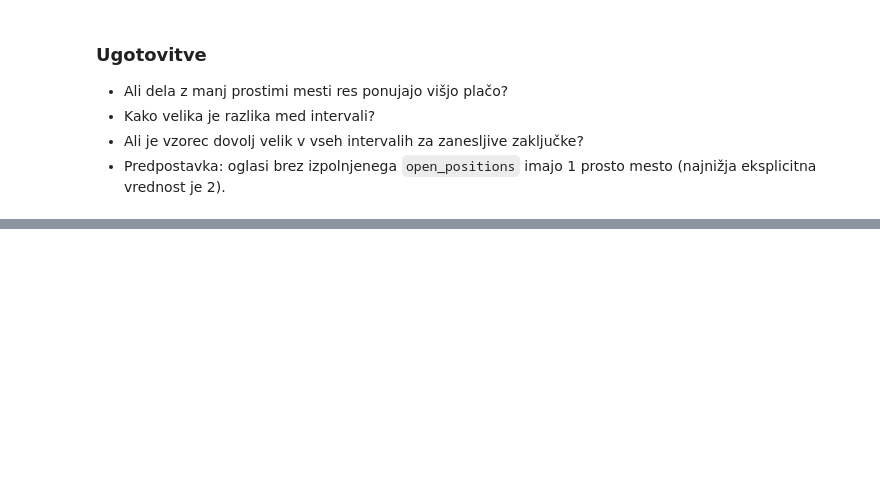
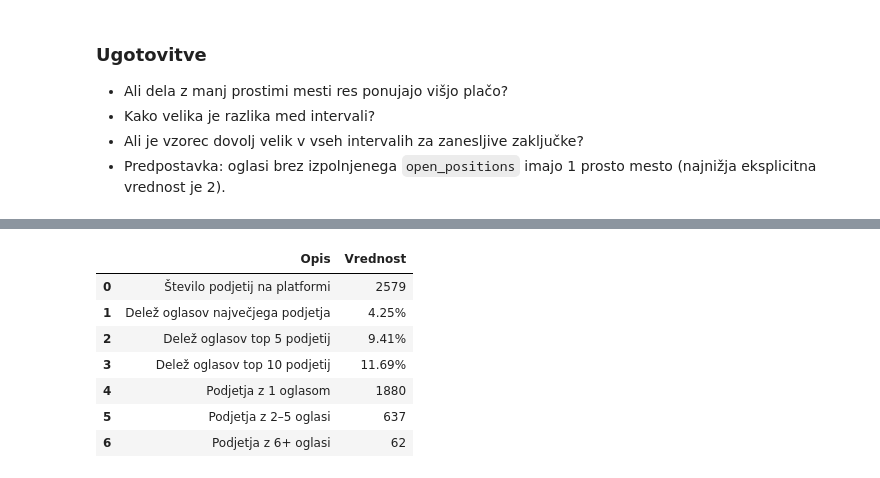
Before and after one commit to svenko99/PR2608, a Jupyter notebook: src/notebook/rezultati.ipynb, the cells around one changed output, grey strips where cells are left out. Cells and saved outputs as stored; diff of their text form; code cells hidden in the pictures; blank space fills up the shorter version.

```diff
--- a/src/notebook/rezultati.ipynb
+++ b/src/notebook/rezultati.ipynb
@@ -1039,0 +1146,47 @@ plt.show()
+# %%
+# Število oglasov po podjetjih
+company_counts = data["company"].value_counts()
+
+total_ads = len(data)
+
+# Koncentracija trga
+top_1_share = (company_counts.head(1).sum() / total_ads) * 100
+top_5_share = (company_counts.head(5).sum() / total_ads) * 100
+top_10_share = (company_counts.head(10).sum() / total_ads) * 100
+
+# Long tail analiza
+one_ad_companies = (company_counts == 1).sum()
+small_activity_companies = ((company_counts >= 2) & (company_counts <= 5)).sum()
+high_activity_companies = (company_counts >= 6).sum()
+
+summary = pd.DataFrame({
+    "Opis": [
+        "Število podjetij na platformi",
+        "Delež oglasov največjega podjetja",
+        "Delež oglasov top 5 podjetij",
+        "Delež oglasov top 10 podjetij",
+        "Podjetja z 1 oglasom",
+        "Podjetja z 2–5 oglasi",
+        "Podjetja z 6+ oglasi"
+    ],
+    "Vrednost": [
+        len(company_counts),
+        f"{round(top_1_share, 2)}%",
+        f"{round(top_5_share, 2)}%",
+        f"{round(top_10_share, 2)}%",
+        one_ad_companies,
+        small_activity_companies,
+        high_activity_companies
+    ]
+})
+
+display(summary)
+# %% [output]
+|  | Opis | Vrednost |
+| 0 | Število podjetij na platformi | 2579 |
+| 1 | Delež oglasov največjega podjetja | 4.25% |
+| 2 | Delež oglasov top 5 podjetij | 9.41% |
+| 3 | Delež oglasov top 10 podjetij | 11.69% |
+| 4 | Podjetja z 1 oglasom | 1880 |
+| 5 | Podjetja z 2–5 oglasi | 637 |
+| 6 | Podjetja z 6+ oglasi | 62 |
```
Also changed, not shown: parts of 30 cells of this notebook.
